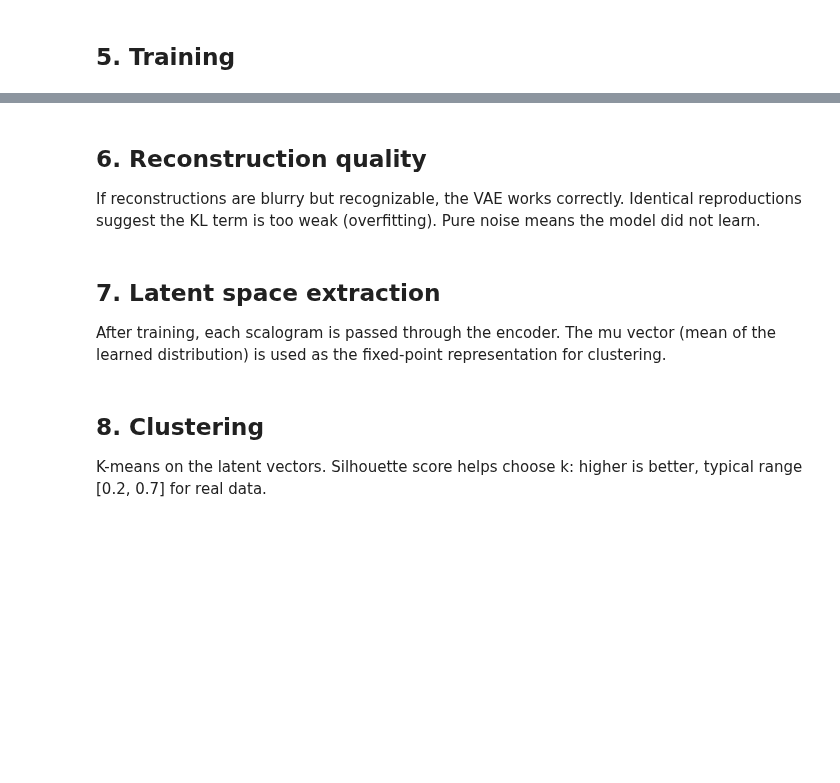
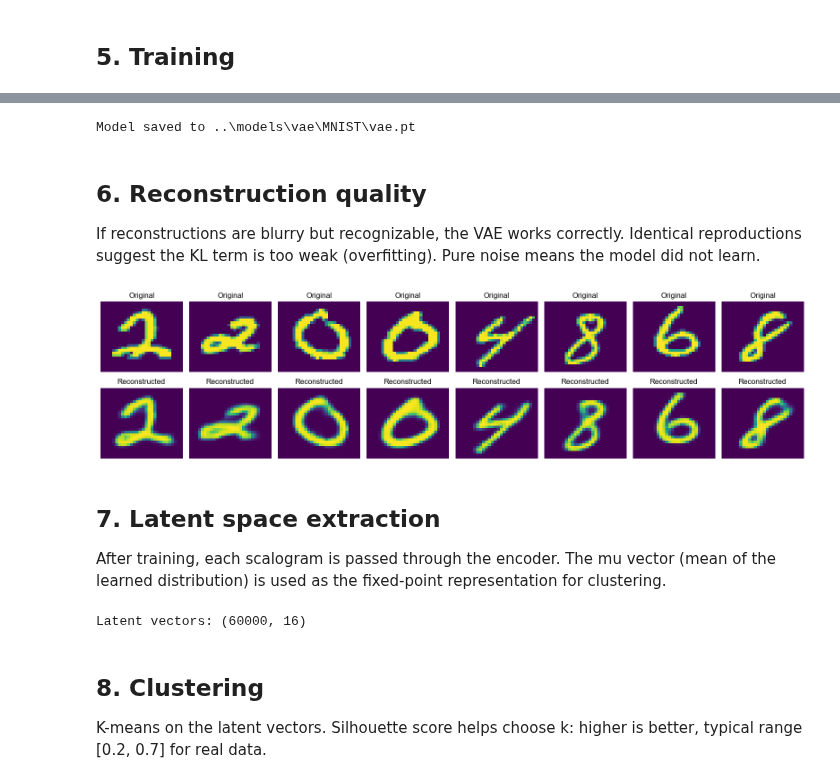
Before and after one commit to danielbenavides-git/tesis, a Jupyter notebook: notebooks/02_vae_test.ipynb, the cells around one changed output, grey strips where cells are left out. Drawn from its saved outputs; the diff is of its cells as text; code cells hidden in the pictures; blank space fills up the shorter version.

```diff
--- a/notebooks/02_vae_test.ipynb
+++ b/notebooks/02_vae_test.ipynb
@@ -13,7 +13,11 @@ import torch.nn.functional as F
 from torch.utils.data import Dataset, DataLoader, random_split
 import numpy as np
 import pandas as pd
+
 import matplotlib.pyplot as plt
+from matplotlib import font_manager
+plt.rcParams['font.family'] = 'Arial'
+
 from pathlib import Path
 from sklearn.cluster import KMeans
 from sklearn.manifold import TSNE
@@ -69,7 +73,7 @@ class ScalogramDataset(Dataset):
     def __getitem__(self, idx):
         return self.images[idx], idx
 # %%
-USE_MNIST = not SCALOGRAM_PATH.exists()
+USE_MNIST = not scalogram_path.exists()
 
 if USE_MNIST:
     from torchvision import datasets, transforms
@@ -78,16 +82,16 @@ if USE_MNIST:
     full_dataset = datasets.MNIST(root="../data/cache", train=True, download=True, transform=transform)
     IMG_C, IMG_H, IMG_W = 1, 28, 28
 else:
-    full_dataset = ScalogramDataset(SCALOGRAM_PATH, METADATA_PATH)
+    full_dataset = ScalogramDataset(scalogram_path, metadata_path)
     sample = full_dataset[0][0]
     IMG_C, IMG_H, IMG_W = sample.shape
     print(f"Loaded {len(full_dataset)} scalograms, shape: ({IMG_C}, {IMG_H}, {IMG_W})")
 
-n_val = int(len(full_dataset) * VAL_SPLIT)
+n_val = int(len(full_dataset) * val_split)
 n_train = len(full_dataset) - n_val
 train_set, val_set = random_split(full_dataset, [n_train, n_val])
 
-train_loader = DataLoader(train_set, batch_size=BATCH_SIZE, shuffle=True)
-val_loader   = DataLoader(val_set,   batch_size=BATCH_SIZE, shuffle=False)
+train_loader = DataLoader(train_set, batch_size=batch_size, shuffle=True)
+val_loader   = DataLoader(val_set,   batch_size=batch_size, shuffle=False)
 
 print(f"Train: {n_train}, Val: {n_val}")
@@ -203,11 +214,11 @@ class ConvVAE(nn.Module):
         x_recon = x_recon[:, :, :x.shape[2], :x.shape[3]]
         return x_recon, mu, log_var
 # %%
-model = ConvVAE(z_dim=Z_DIM, in_channels=IMG_C, img_h=IMG_H, img_w=IMG_W).to(DEVICE)
+model = ConvVAE(z_dim=z_dim, in_channels=IMG_C, img_h=IMG_H, img_w=IMG_W).to(device)
 
 total_params = sum(p.numel() for p in model.parameters() if p.requires_grad)
 print(f"Parameters: {total_params:,}")
-print(f"Latent dim: {Z_DIM}")
+print(f"Latent dim: {z_dim}")
 print(f"Encoder feature shape: {model.feat_shape}")
 print()
 print(model)
@@ -232,19 +261,19 @@ def vae_loss(x_recon, x, mu, log_var, beta=1.0):
 # %% [markdown]
 ## 5. Training
 # %%
-optimizer = torch.optim.Adam(model.parameters(), lr=LR)
+optimizer = torch.optim.Adam(model.parameters(), lr=lr)
 
 history = {"train_loss": [], "train_recon": [], "train_kl": [],
            "val_loss": [],   "val_recon": [],   "val_kl": []}
 
-for epoch in range(1, EPOCHS + 1):
+for epoch in range(1, epochs + 1):
     # Train
     model.train()
     t_loss, t_recon, t_kl = 0, 0, 0
     for batch_x, _ in train_loader:
-        batch_x = batch_x.to(DEVICE)
+        batch_x = batch_x.to(device)
         x_recon, mu, log_var = model(batch_x)
-        loss, recon, kl = vae_loss(x_recon, batch_x, mu, log_var, beta=BETA)
+        loss, recon, kl = vae_loss(x_recon, batch_x, mu, log_var, beta=beta)
         optimizer.zero_grad()
         loss.backward()
         optimizer.step()
@@ -257,9 +286,9 @@ for epoch in range(1, EPOCHS + 1):
     v_loss, v_recon, v_kl = 0, 0, 0
     with torch.no_grad():
         for batch_x, _ in val_loader:
-            batch_x = batch_x.to(DEVICE)
+            batch_x = batch_x.to(device)
             x_recon, mu, log_var = model(batch_x)
-            loss, recon, kl = vae_loss(x_recon, batch_x, mu, log_var, beta=BETA)
+            loss, recon, kl = vae_loss(x_recon, batch_x, mu, log_var, beta=beta)
             v_loss  += loss.item()
             v_recon += recon.item()
             v_kl    += kl.item()
@@ -272,6 +301,6 @@ for epoch in range(1, EPOCHS + 1):
         history[key].append(val / n)
 
     if epoch % 5 == 0 or epoch == 1:
-        print(f"Epoch {epoch:3d}/{EPOCHS}  "
+        print(f"Epoch {epoch:3d}/{epochs}  "
               f"Train: {history['train_loss'][-1]:.1f} (R:{history['train_recon'][-1]:.1f} KL:{history['train_kl'][-1]:.1f})  "
               f"Val: {history['val_loss'][-1]:.1f}")
@@ -293,13 +332,15 @@ plt.show()
 # %%
 torch.save({
     "model_state": model.state_dict(),
-    "z_dim": Z_DIM,
-    "beta": BETA,
+    "z_dim": z_dim,
+    "beta": beta,
     "img_shape": (IMG_C, IMG_H, IMG_W),
-    "epochs": EPOCHS,
+    "epochs": epochs,
     "history": history,
-}, MODEL_DIR / "vae.pt")
-print(f"Model saved to {MODEL_DIR / 'vae.pt'}")
+}, model_dir / "vae.pt")
+print(f"Model saved to {model_dir / 'vae.pt'}")
+# %% [output]
+Model saved to ..\models\vae\MNIST\vae.pt
 # %% [markdown]
 ## 6. Reconstruction quality
 
@@ -309,22 +350,24 @@ Pure noise means the model did not learn.
 # %%
 model.eval()
 with torch.no_grad():
     sample_x, _ = next(iter(val_loader))
-    sample_x = sample_x.to(DEVICE)
+    sample_x = sample_x.to(device)
     recon_x, _, _ = model(sample_x)
 
 n_show = 8
 fig, axes = plt.subplots(2, n_show, figsize=(16, 4))
 for i in range(n_show):
     axes[0, i].imshow(sample_x[i, 0].cpu(), cmap="viridis", aspect="auto")
     axes[0, i].set_title("Original")
     axes[0, i].axis("off")
     axes[1, i].imshow(recon_x[i, 0].cpu(), cmap="viridis", aspect="auto")
     axes[1, i].set_title("Reconstructed")
     axes[1, i].axis("off")
 fig.tight_layout()
-fig.savefig(FIGURE_DIR / "reconstructions.png", dpi=150, bbox_inches="tight")
+fig.savefig(figure_dir / "reconstructions.png", dpi=150, bbox_inches="tight")
 plt.show()
+# %% [output]
+[figure, added]
 # %% [markdown]
 ## 7. Latent space extraction
 
@@ -343,9 +386,11 @@ def extract_latents(model, dataloader, device):
             all_idx.append(idx.numpy() if isinstance(idx, torch.Tensor) else np.array(idx))
     return np.concatenate(all_mu), np.concatenate(all_idx)
 
-full_loader = DataLoader(full_dataset, batch_size=BATCH_SIZE, shuffle=False)
-latents, indices = extract_latents(model, full_loader, DEVICE)
+full_loader = DataLoader(full_dataset, batch_size=batch_size, shuffle=False)
+latents, indices = extract_latents(model, full_loader, device)
 print(f"Latent vectors: {latents.shape}")
+# %% [output]
+Latent vectors: (60000, 16)
 # %% [markdown]
 ## 8. Clustering
 
```
Also changed, not shown: parts of 11 cells of this notebook, 2 other files.
